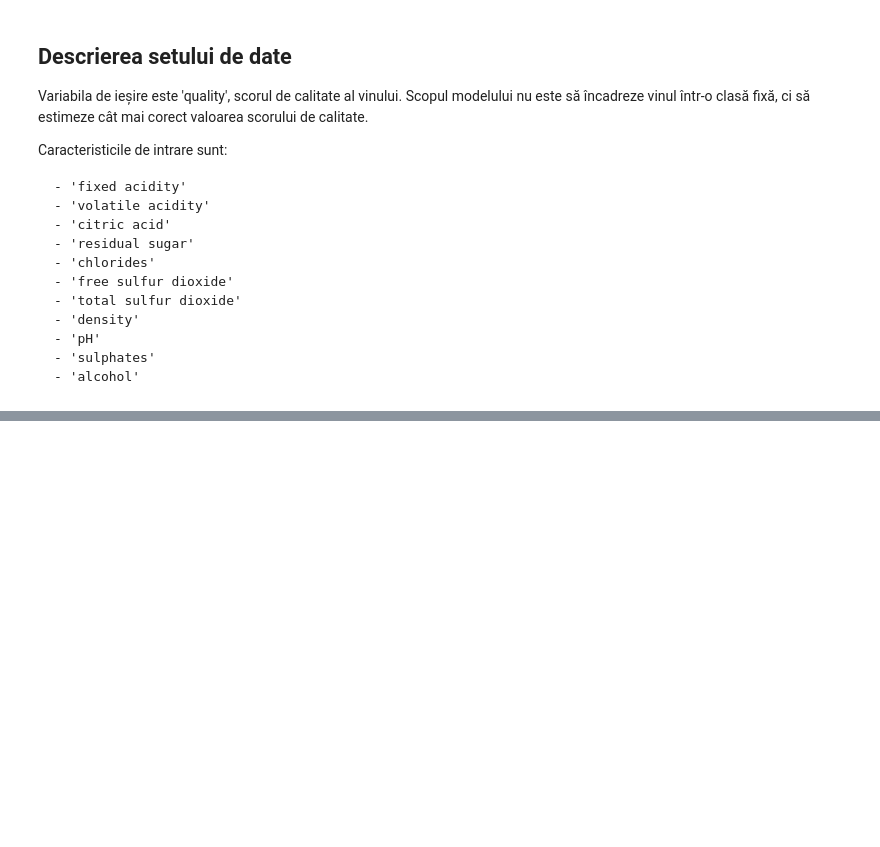
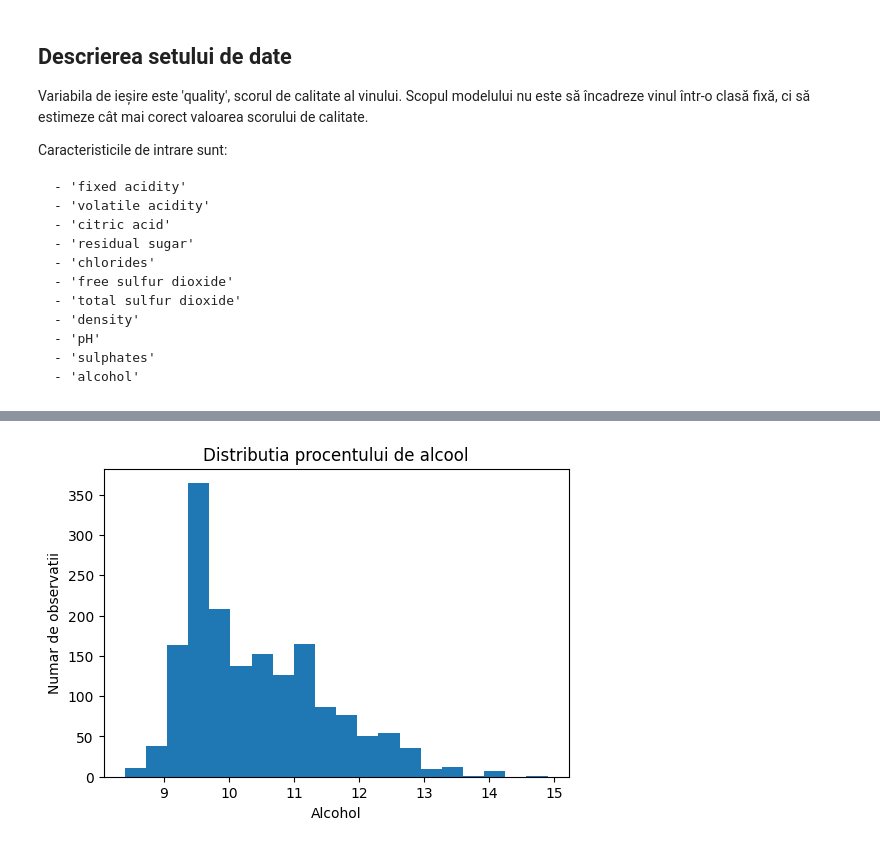
Before and after one commit to Technical-University-of-Cluj-Napoca/proiect-ml-deliavornicu, a Jupyter notebook: notebooks/regression.ipynb, the cells around one changed output, grey strips where cells are left out. Cells and saved outputs as stored; diff of their text form; code cells hidden in the pictures; blank space fills up the shorter version.

```diff
--- a/notebooks/regression.ipynb
+++ b/notebooks/regression.ipynb
@@ -54,0 +209,10 @@ Caracteristicile de intrare sunt:
+# %%
+plt.figure(figsize=(6,4))
+plt.hist(df["alcohol"], bins=20)
+plt.title("Distributia procentului de alcool")
+plt.xlabel("Alcohol")
+plt.ylabel("Numar de observatii")
+plt.savefig("../results/eda_alcohol.png", bbox_inches="tight", dpi=300)
+plt.show()
+# %% [output]
+[figure, added]
```
Also changed, not shown: parts of 136 cells of this notebook, 18 other files.
